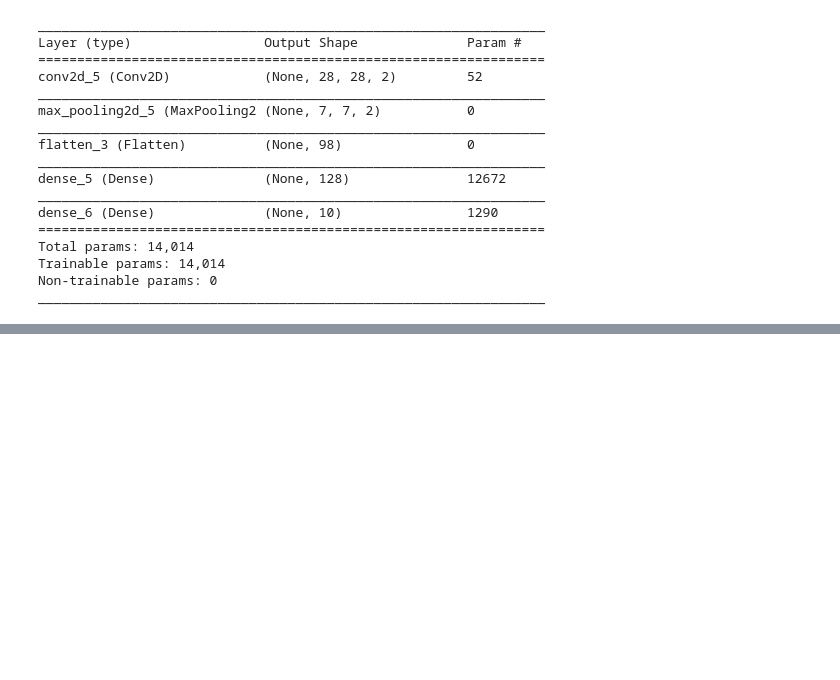
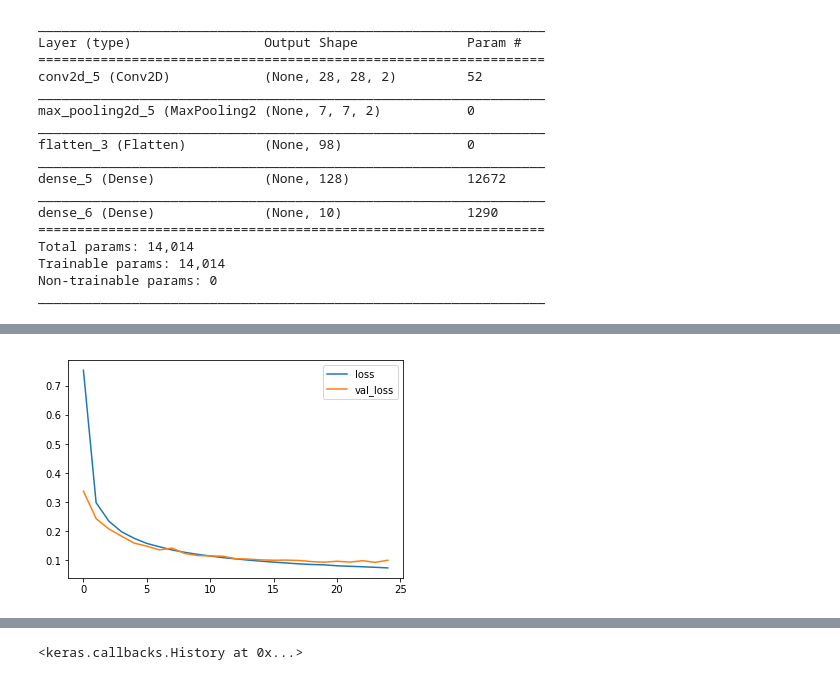
Before and after one commit to dhingratul/Model-Compression, a Jupyter notebook: Light-MNIST.ipynb, the cells around one changed output, grey strips where cells are left out. Cells and saved outputs as stored; diff of their text form; code cells hidden in the pictures; blank space fills up the shorter version.

Commit message:
Better performance + deeper model wit 1x1 conv

```diff
--- a/Light-MNIST.ipynb
+++ b/Light-MNIST.ipynb
@@ -236,0 +237,13 @@ model.fit(x_train, y_train,
+# %%
+# 1x1 conv layer
+model = Sequential()
+model.add(Conv2D(2, kernel_size=(3, 3),
+                 activation='relu',
+                 input_shape=input_shape,
+                 padding='valid'))
+model.add(MaxPooling2D(pool_size=(2, 2)))
+model.add(Conv2D(2, (1, 1), activation='relu', padding='valid'))
+model.add(MaxPooling2D(pool_size=(2, 2)))
+model.add(Flatten())
+model.add(Dense(64, activation='relu'))
+model.add(Dense(num_classes, activation='softmax'))
@@ -236,0 +271,14 @@ model.fit(x_train, y_train,
+# %%
+# Train Model
+model.compile(loss=keras.losses.categorical_crossentropy,
+              optimizer=keras.optimizers.Adam(),
+              metrics=['accuracy'])
+
+model.fit(x_train, y_train,
+          batch_size=batch_size,
+          epochs=epochs,
+          verbose=1,
+          validation_data=(x_test, y_test),
+          callbacks=[plot_losses])
+# %% [output]
+[figure, added]
@@ -236,0 +286 @@ model.fit(x_train, y_train,
+<keras.callbacks.History at 0x...>
```
Also changed, not shown: parts of 9 cells of this notebook.
